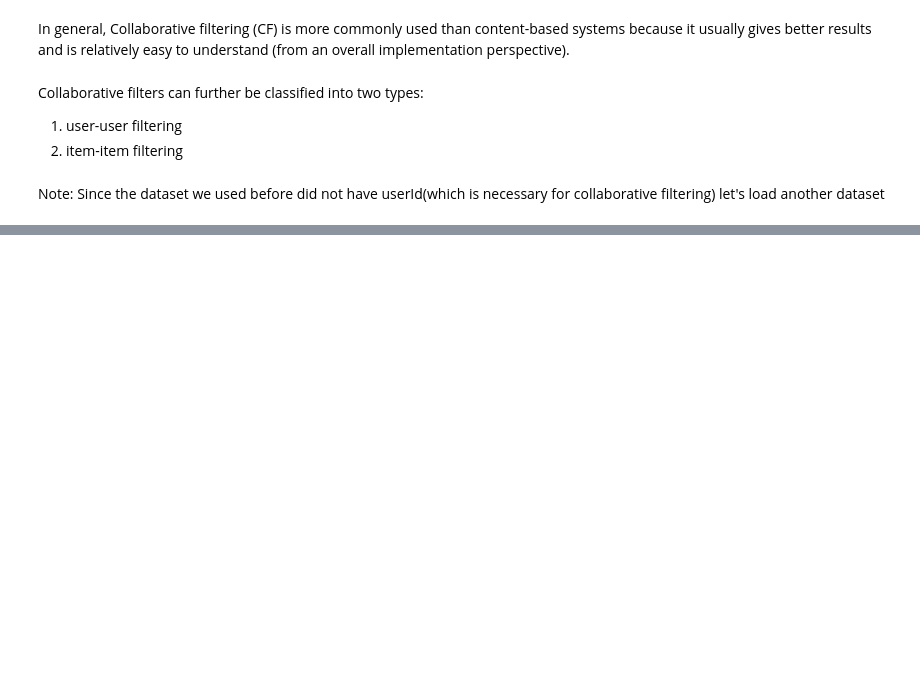
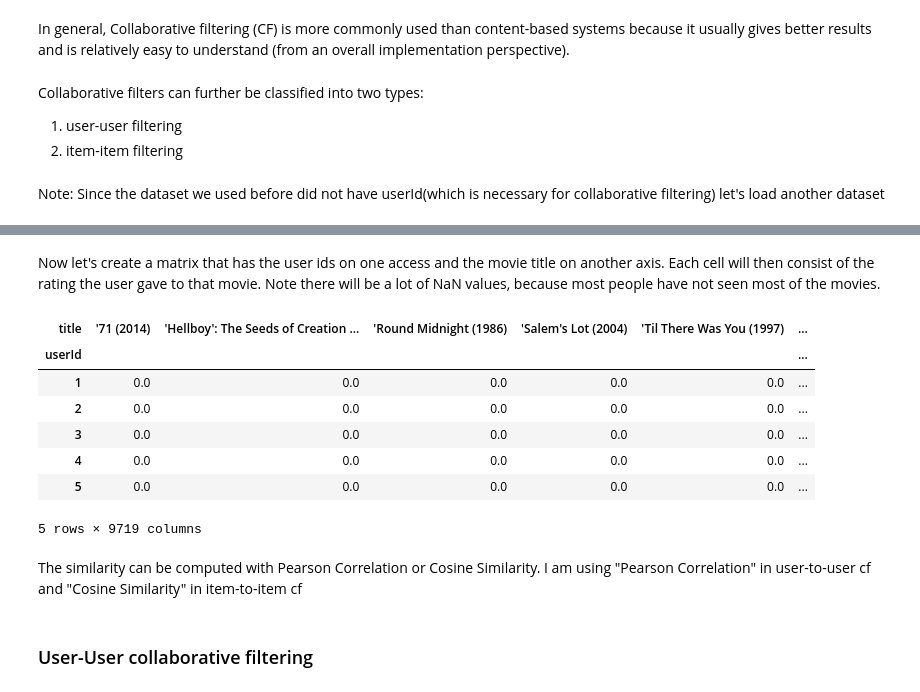
Before and after one commit to buriihenry/Movie-Recommender-system, a Jupyter notebook: Movie Recommender .ipynb, the cells around one changed output, grey strips where cells are left out. Cells and saved outputs as stored; diff of their text form; code cells hidden in the pictures; blank space fills up the shorter version.

Commit message:
Collaborative filtering

```diff
--- a/Movie Recommender .ipynb
+++ b/Movie Recommender .ipynb
@@ -493,0 +647,5 @@ print('Num of Movies: '+str(n_items))
+# %%
+#groupby title and count how many people rated each and every movie & reseting index because I dont want title to be my index.
+movie_rating_count = pd.DataFrame(data.groupby('title')['rating'].count().reset_index())
+movie_rating_count = movie_rating_count.rename(columns={'rating':'total rating count'})
+movie_rating_count.head()
@@ -493,0 +659,4 @@ print('Num of Movies: '+str(n_items))
+# %%
+#adding new column called total rating count
+rating_with_totalRatingCount = pd.merge(data,movie_rating_count,on='title')
+rating_with_totalRatingCount.head()
@@ -493,0 +683,19 @@ print('Num of Movies: '+str(n_items))
+# %% [markdown]
+Now let's create a matrix that has the user ids on one access and the movie title on another axis. Each cell will then consist of the rating the user gave to that movie. Note there will be a lot of NaN values, because most people have not seen most of the movies.
+# %%
+# creating pivot table
+movie_feature_df = rating_with_totalRatingCount.pivot_table(index='userId',columns='title',values='rating').fillna(0)
+movie_feature_df.head()
+# %% [output]
+| title | '71 (2014) | 'Hellboy': The Seeds of Creation ... | 'Round Midnight (1986) | 'Salem's Lot (2004) | 'Til There Was You (1997) | ... |
+| userId |  |  |  |  |  | ... |
+| 1 | 0.0 | 0.0 | 0.0 | 0.0 | 0.0 | ... |
+| 2 | 0.0 | 0.0 | 0.0 | 0.0 | 0.0 | ... |
+| 3 | 0.0 | 0.0 | 0.0 | 0.0 | 0.0 | ... |
+| 4 | 0.0 | 0.0 | 0.0 | 0.0 | 0.0 | ... |
+| 5 | 0.0 | 0.0 | 0.0 | 0.0 | 0.0 | ... |
+5 rows × 9719 columns
+# %% [markdown]
+The similarity can be computed with Pearson Correlation or Cosine Similarity. I am using "Pearson Correlation" in user-to-user cf and "Cosine Similarity" in item-to-item cf
+# %% [markdown]
+### User-User collaborative filtering
```
Also changed, not shown: parts of 25 cells of this notebook.
